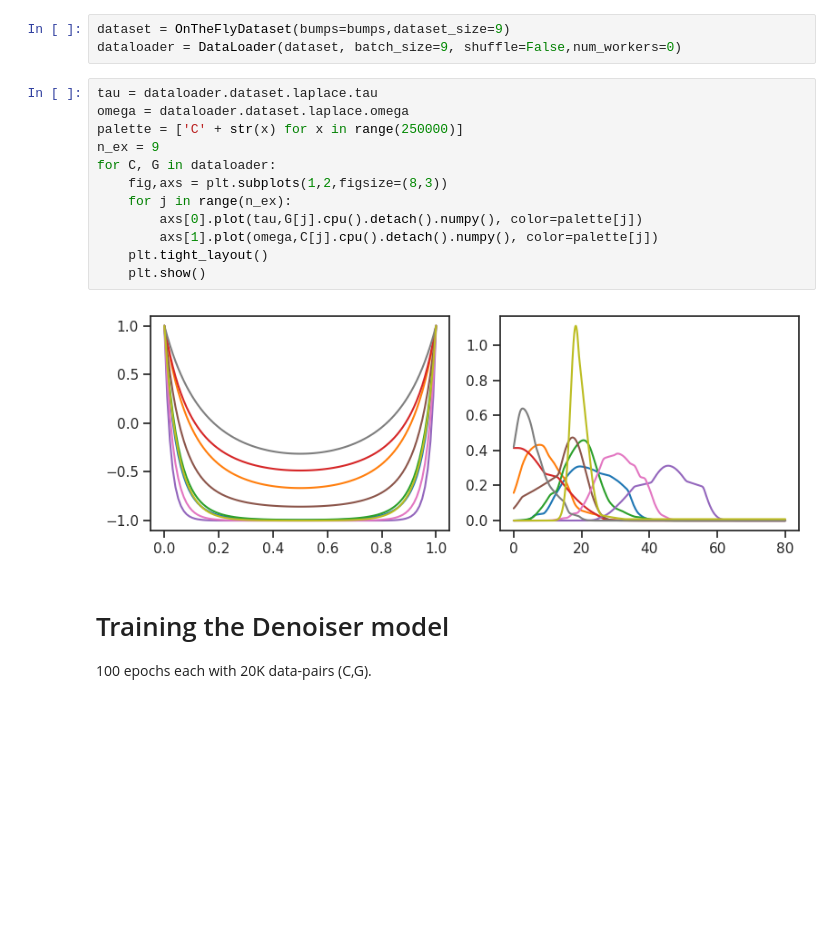
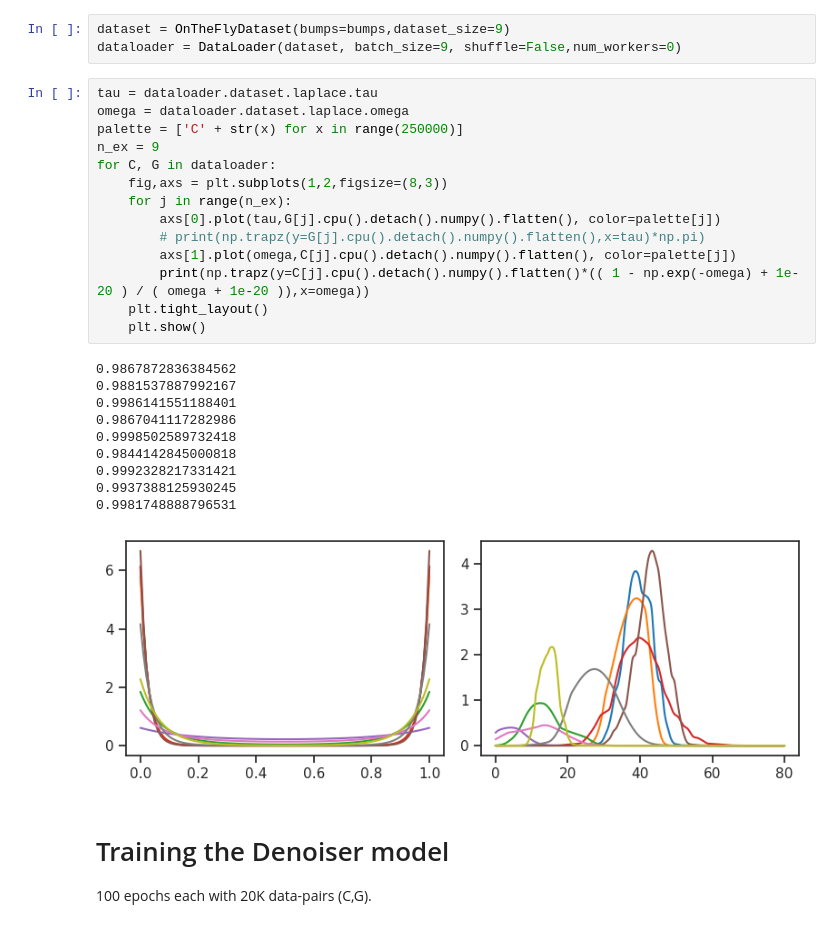
Before and after one commit to Hirshberg-Lab/transformer_latent_diffusion_4AC, a Jupyter notebook: testing.ipynb, the cells around one changed output. Cells and saved outputs as stored; diff of their text form; blank space fills up the shorter version.

```diff
--- a/testing.ipynb
+++ b/testing.ipynb
@@ -29,17 +29,28 @@ dataloader = DataLoader(dataset, batch_size=9, shuffle=False,num_workers=0)
 # %%
 tau = dataloader.dataset.laplace.tau
 omega = dataloader.dataset.laplace.omega
 palette = ['C' + str(x) for x in range(250000)]
 n_ex = 9
 for C, G in dataloader:
     fig,axs = plt.subplots(1,2,figsize=(8,3))
     for j in range(n_ex):
-        axs[0].plot(tau,G[j].cpu().detach().numpy(), color=palette[j])
-        axs[1].plot(omega,C[j].cpu().detach().numpy(), color=palette[j])
+        axs[0].plot(tau,G[j].cpu().detach().numpy().flatten(), color=palette[j])
+        # print(np.trapz(y=G[j].cpu().detach().numpy().flatten(),x=tau)*np.pi)
+        axs[1].plot(omega,C[j].cpu().detach().numpy().flatten(), color=palette[j])
+        print(np.trapz(y=C[j].cpu().detach().numpy().flatten()*(( 1 - np.exp(-omega) + 1e-20 ) / ( omega + 1e-20 )),x=omega))
     plt.tight_layout()
     plt.show()
 # %% [output]
+0.9867872836384562
+0.9881537887992167
+0.9986141551188401
+0.9867041117282986
+0.9998502589732418
+0.9844142845000818
+0.9992328217331421
+0.9937388125930245
+0.9981748888796531
-[figure, old version]
+[figure, new version]
 # %% [markdown]
 # Training the Denoiser model
 100 epochs each with 20K data-pairs (C,G).
```
Also changed, not shown: parts of 16 cells of this notebook, 1 other file.
